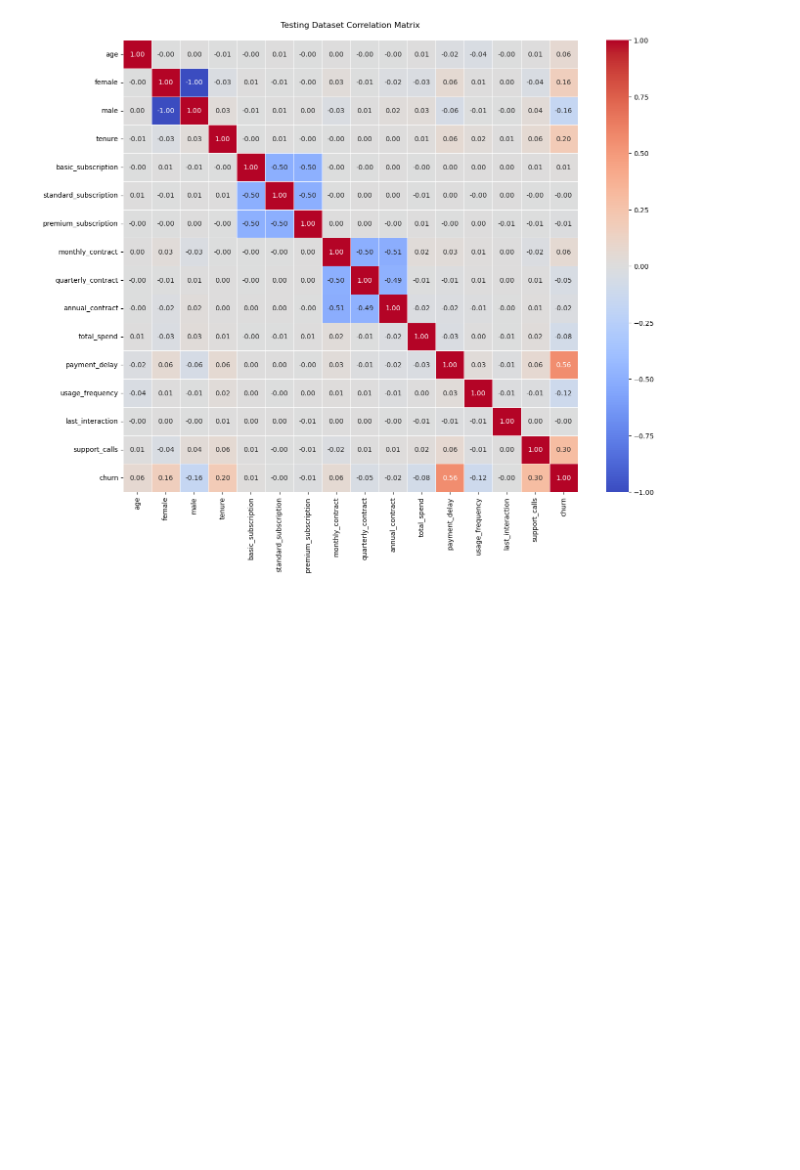
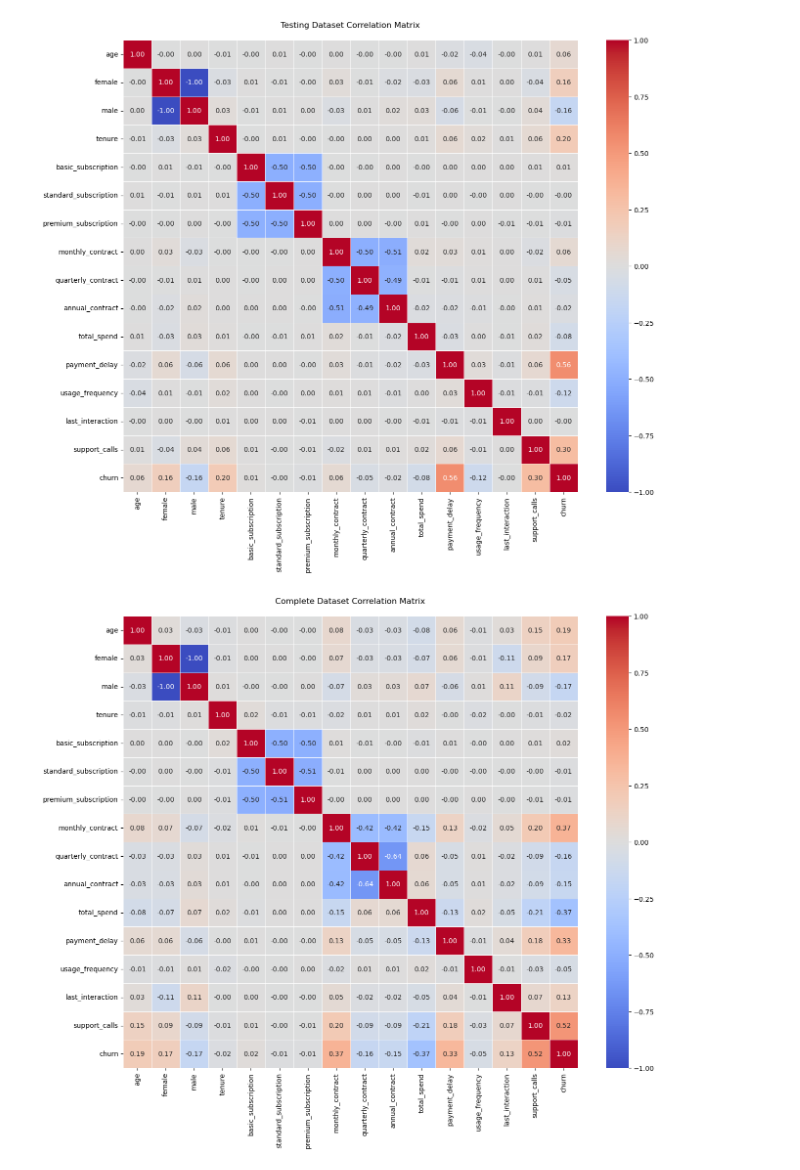
Before and after one commit to carojasp12/Customer_Churn, a Jupyter notebook: Customer_Churn_Data_Cleaning.ipynb, the cells around one changed output. Cells and saved outputs as stored; diff of their text form; code cells hidden in the pictures; blank space fills up the shorter version.

```diff
--- a/Customer_Churn_Data_Cleaning.ipynb
+++ b/Customer_Churn_Data_Cleaning.ipynb
@@ -218,3 +218,10 @@ customer_churn_testing.head()
 | 2 | 3.0 | 47.0 | 0.0 | 1.0 | 27.0 | 0.0 | 0.0 | ... |
 | 3 | 4.0 | 35.0 | 0.0 | 1.0 | 9.0 | 0.0 | 0.0 | ... |
 | 4 | 5.0 | 53.0 | 1.0 | 0.0 | 58.0 | 0.0 | 1.0 | ... |
+# %%
+# Concatenate Testing And Training DataFrames For Algorithm Construction
+customer_churn_training_concat = customer_churn_training.drop(columns='customer_id')
+customer_churn_testing_concat = customer_churn_testing.drop(columns='customer_id')
+customer_churn_complete = pd.concat([customer_churn_training_concat, customer_churn_testing_concat])
+customer_churn_complete.reset_index(drop=True, inplace=True)
+customer_churn_complete.info()
@@ -286,3 +315,27 @@ plt.savefig('Output/testing_correlation_matrix.png',
 plt.show()
 # %% [output]
 [figure]
+# %%
+# Create 'customer_churn_complete' DataFrame Copy For Correlation Matrix
+customer_churn_complete_copy = customer_churn_complete.copy()
+
+# Calculate Correlation Matrix
+customer_churn_complete_heatmap = customer_churn_complete_copy.corr()
+
+# Conditional Formatting Of Correlation Matrix, Easier To Read
+plt.figure(figsize=(15, 12))
+plt.title('Complete Dataset Correlation Matrix\n')
+sns.heatmap(customer_churn_complete_heatmap,
+            annot=True,
+            cmap='coolwarm',
+            fmt='.2f',
+            linewidths=.5)
+
+# Save Figure To Output Directory
+plt.savefig('Output/complete_dataset_correlation_matrix.png',
+            bbox_inches='tight')
+
+# Display Correlation Matrix
+plt.show()
+# %% [output]
+[figure, added]
```
Also changed, not shown: parts of 3 cells of this notebook, 2 other files.
